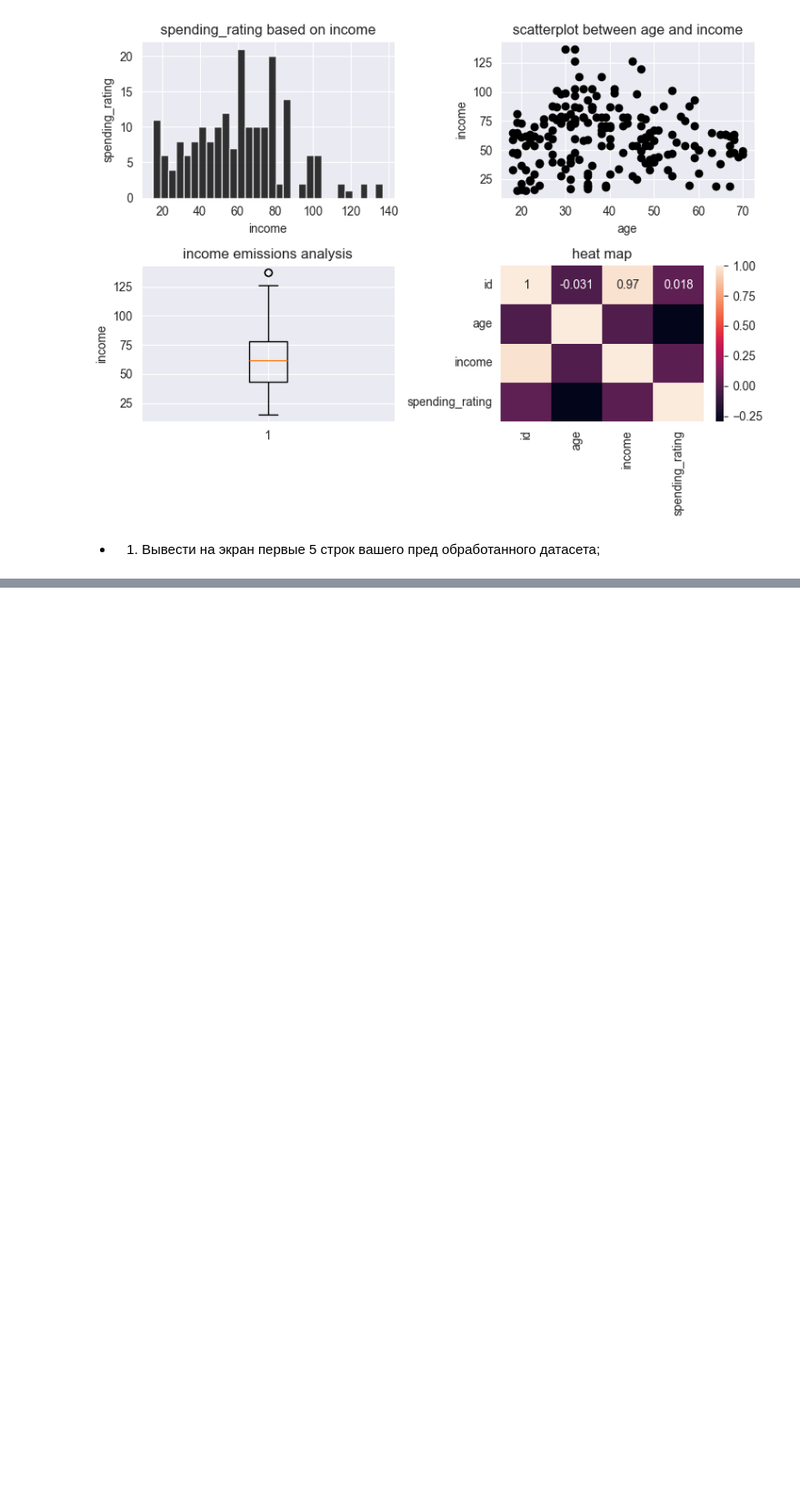
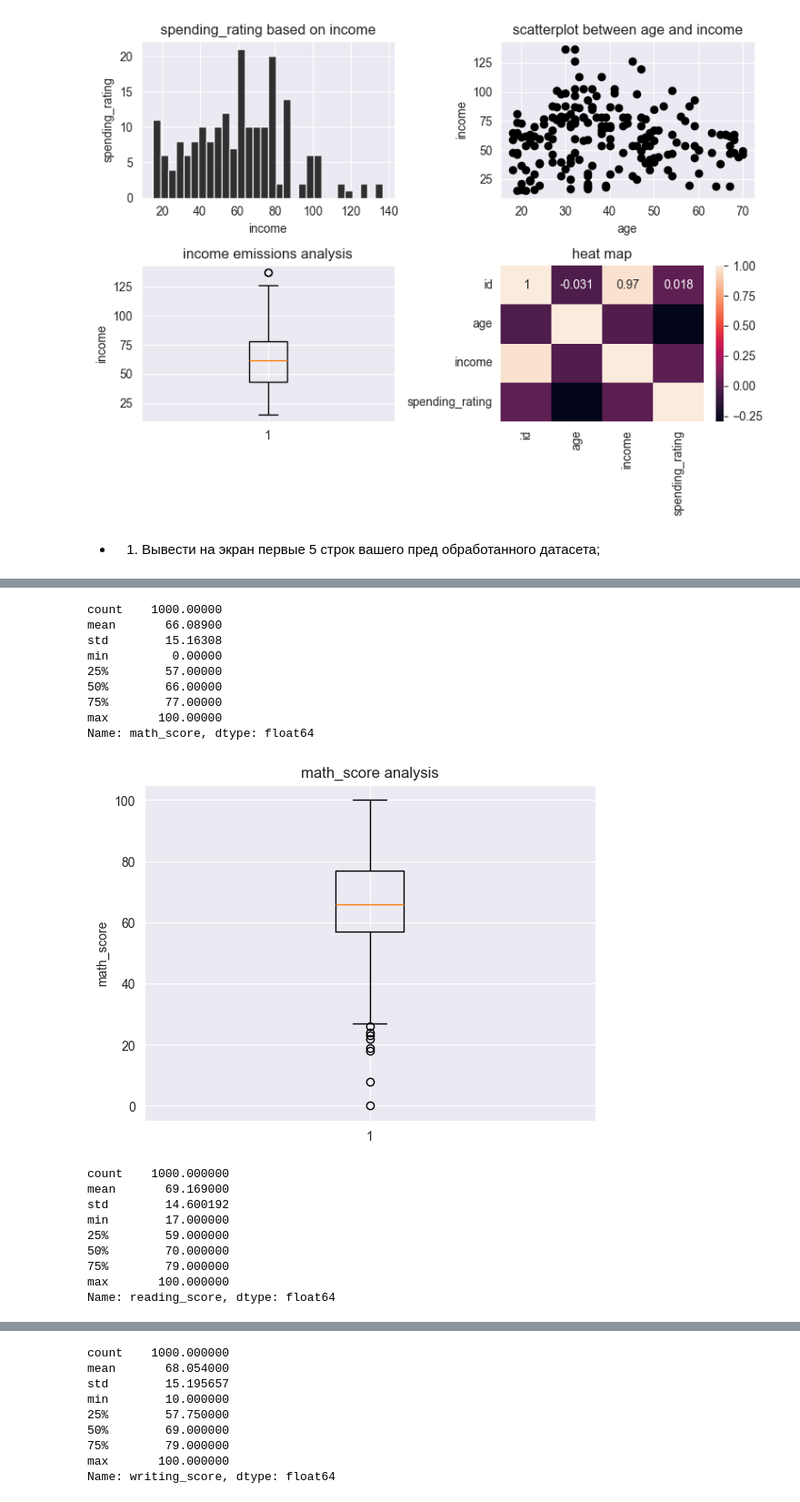
Before and after one commit to letmly/vstu_dl_labs, a Jupyter notebook: ML_labs/ml3.ipynb, the cells around one changed output, grey strips where cells are left out. Shown at 91% size. Drawn from its saved outputs; the diff is of its cells as text; code cells hidden in the pictures; blank space fills up the shorter version.

```diff
--- a/ML_labs/ml3.ipynb
+++ b/ML_labs/ml3.ipynb
@@ -83,0 +85,27 @@ prep_wine_ds.head()
+# %%
+for col in prep_st_ds.columns[-3:]:
+    print(prep_st_ds[col].describe())
+    plt.boxplot(prep_st_ds[col])
+    plt.ylabel(col)
+    plt.title(f'{col} analysis')
+    plt.show()
+# %% [output]
+count    1000.00000
+mean       66.08900
+std        15.16308
+min         0.00000
+25%        57.00000
+50%        66.00000
+75%        77.00000
+max       100.00000
+Name: math_score, dtype: float64
+[figure, added]
+count    1000.000000
+mean       69.169000
+std        14.600192
+min        17.000000
+25%        59.000000
+50%        70.000000
+75%        79.000000
+max       100.000000
+Name: reading_score, dtype: float64
@@ -83,0 +113,9 @@ prep_wine_ds.head()
+count    1000.000000
+mean       68.054000
+std        15.195657
+min        10.000000
+25%        57.750000
+50%        69.000000
+75%        79.000000
+max       100.000000
+Name: writing_score, dtype: float64
```
Also changed, not shown: parts of 12 cells of this notebook, 22 other files.
